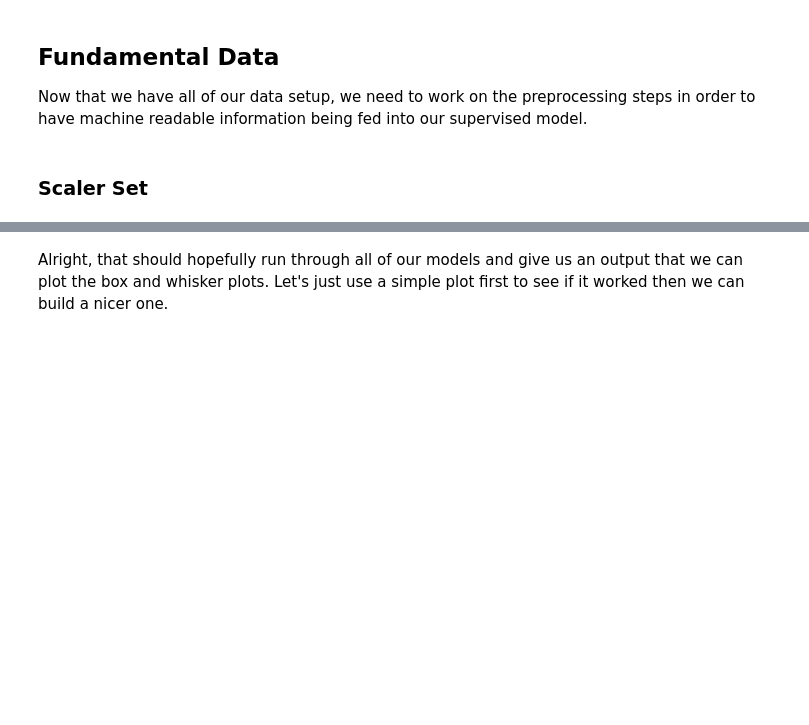
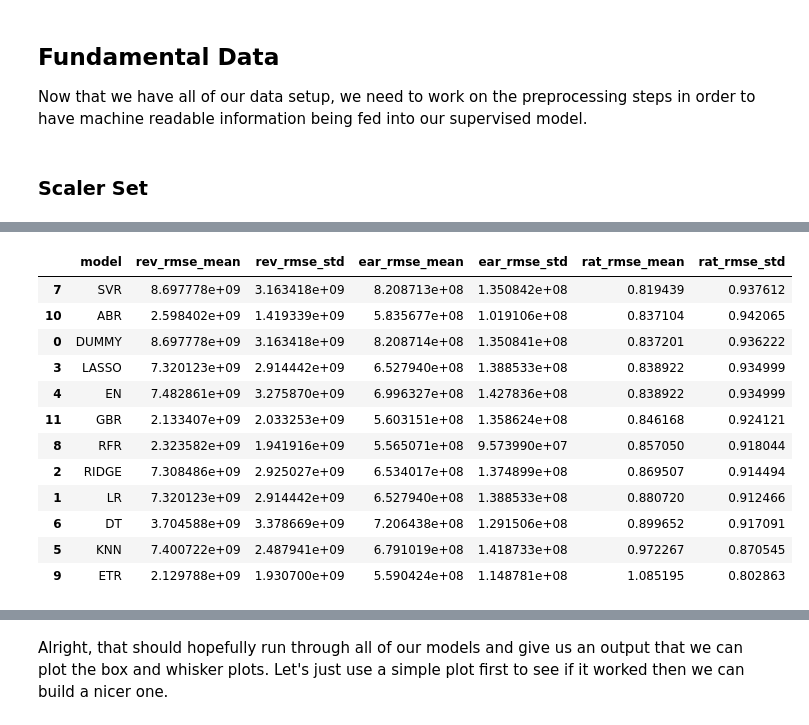
Before and after one commit to tmacpherson6/machine_learning_in_fundamental_valuations, a Jupyter notebook: Notebooks/Thomas/9 - Baseline Supervised Learning Models.ipynb, the cells around one changed output, grey strips where cells are left out. Saved outputs shown, nothing was run; the diff lists cells and outputs as text; code cells hidden in the pictures; blank space fills up the shorter version.

```diff
--- a/Notebooks/Thomas/9 - Baseline Supervised Learning Models.ipynb
+++ b/Notebooks/Thomas/9 - Baseline Supervised Learning Models.ipynb
@@ -245,0 +298,73 @@ scaler = QuantileTransformer()
+# %%
+# Lets see how we do with just the rev data.
+X_rev = rev_data.copy()
+# columns
+cat_cols = ['Sector', 'Exchange', 'Market Cap']
+num_cols = [c for c in X_rev.columns if c not in cat_cols]
+
+# models (set seeds where applicable)
+models = [
+    ('DUMMY', DummyRegressor(strategy='median')),
+    ('LR', LinearRegression()),
+    ('RIDGE', Ridge()),
+    ('LASSO', Lasso()),
+    ('EN', ElasticNet()),
+    ('KNN', KNeighborsRegressor()),
+    ('DT', DecisionTreeRegressor(random_state=random_state)),
+    ('SVR', SVR()),
+    ('RFR', RandomForestRegressor(random_state=random_state)),
+    ('ETR', ExtraTreesRegressor(random_state=random_state)),
+    ('ABR', AdaBoostRegressor(random_state=random_state)),
+    ('GBR', GradientBoostingRegressor(random_state=random_state)),
+]
+
+# preprocessing
+preproc = ColumnTransformer([
+    ('num', Pipeline([
+        ('scale', scaler)
+    ]), num_cols),
+    ('cat', Pipeline([
+        ('ohe', OneHotEncoder(handle_unknown='ignore'))
+    ]), cat_cols),
+])
+
+cv = KFold(n_splits=5, shuffle = True, random_state=random_state)
+scorer = 'neg_root_mean_squared_error'  # RMSE as negative; flip sign after
+
+names, kfold_results_rev, kfold_results_ear, kfold_results_rat = [], [], [], []
+
+for name, model in models:
+    pipe = Pipeline([('prep', preproc), ('model', model)])
+    rmse_rev = -cross_val_score(pipe, X_rev, y1_rev, cv=cv, scoring=scorer, n_jobs=-1)
+    rmse_ear = -cross_val_score(pipe, X_rev, y2_ear, cv=cv, scoring=scorer, n_jobs=-1)
+    rmse_rat = -cross_val_score(pipe, X_rev, y3_rev_rat, cv=cv, scoring=scorer, n_jobs=-1)
+    names.append(name)
+    kfold_results_rev.append(rmse_rev)
+    kfold_results_ear.append(rmse_ear)
+    kfold_results_rat.append(rmse_rat)
+
+# optional: summary
+summary = pd.DataFrame({
+    'model': names,
+    'rev_rmse_mean': [r.mean() for r in kfold_results_rev],
+    'rev_rmse_std':  [r.std()  for r in kfold_results_rev],
+    'ear_rmse_mean': [r.mean() for r in kfold_results_ear],
+    'ear_rmse_std':  [r.std()  for r in kfold_results_ear],
+    'rat_rmse_mean': [r.mean() for r in kfold_results_rat],
+    'rat_rmse_std': [r.std() for r in kfold_results_rat],
+}).sort_values('rat_rmse_mean')
+summary
+# %% [output]
+|  | model | rev_rmse_mean | rev_rmse_std | ear_rmse_mean | ear_rmse_std | rat_rmse_mean | rat_rmse_std |
+| 7 | SVR | 8.697778e+09 | 3.163418e+09 | 8.208713e+08 | 1.350842e+08 | 0.819439 | 0.937612 |
+| 10 | ABR | 2.598402e+09 | 1.419339e+09 | 5.835677e+08 | 1.019106e+08 | 0.837104 | 0.942065 |
+| 0 | DUMMY | 8.697778e+09 | 3.163418e+09 | 8.208714e+08 | 1.350841e+08 | 0.837201 | 0.936222 |
+| 3 | LASSO | 7.320123e+09 | 2.914442e+09 | 6.527940e+08 | 1.388533e+08 | 0.838922 | 0.934999 |
+| 4 | EN | 7.482861e+09 | 3.275870e+09 | 6.996327e+08 | 1.427836e+08 | 0.838922 | 0.934999 |
+| 11 | GBR | 2.133407e+09 | 2.033253e+09 | 5.603151e+08 | 1.358624e+08 | 0.846168 | 0.924121 |
+| 8 | RFR | 2.323582e+09 | 1.941916e+09 | 5.565071e+08 | 9.573990e+07 | 0.857050 | 0.918044 |
+| 2 | RIDGE | 7.308486e+09 | 2.925027e+09 | 6.534017e+08 | 1.374899e+08 | 0.869507 | 0.914494 |
+| 1 | LR | 7.320123e+09 | 2.914442e+09 | 6.527940e+08 | 1.388533e+08 | 0.880720 | 0.912466 |
+| 6 | DT | 3.704588e+09 | 3.378669e+09 | 7.206438e+08 | 1.291506e+08 | 0.899652 | 0.917091 |
+| 5 | KNN | 7.400722e+09 | 2.487941e+09 | 6.791019e+08 | 1.418733e+08 | 0.972267 | 0.870545 |
+| 9 | ETR | 2.129788e+09 | 1.930700e+09 | 5.590424e+08 | 1.148781e+08 | 1.085195 | 0.802863 |
```
Also changed, not shown: parts of 29 cells of this notebook.
